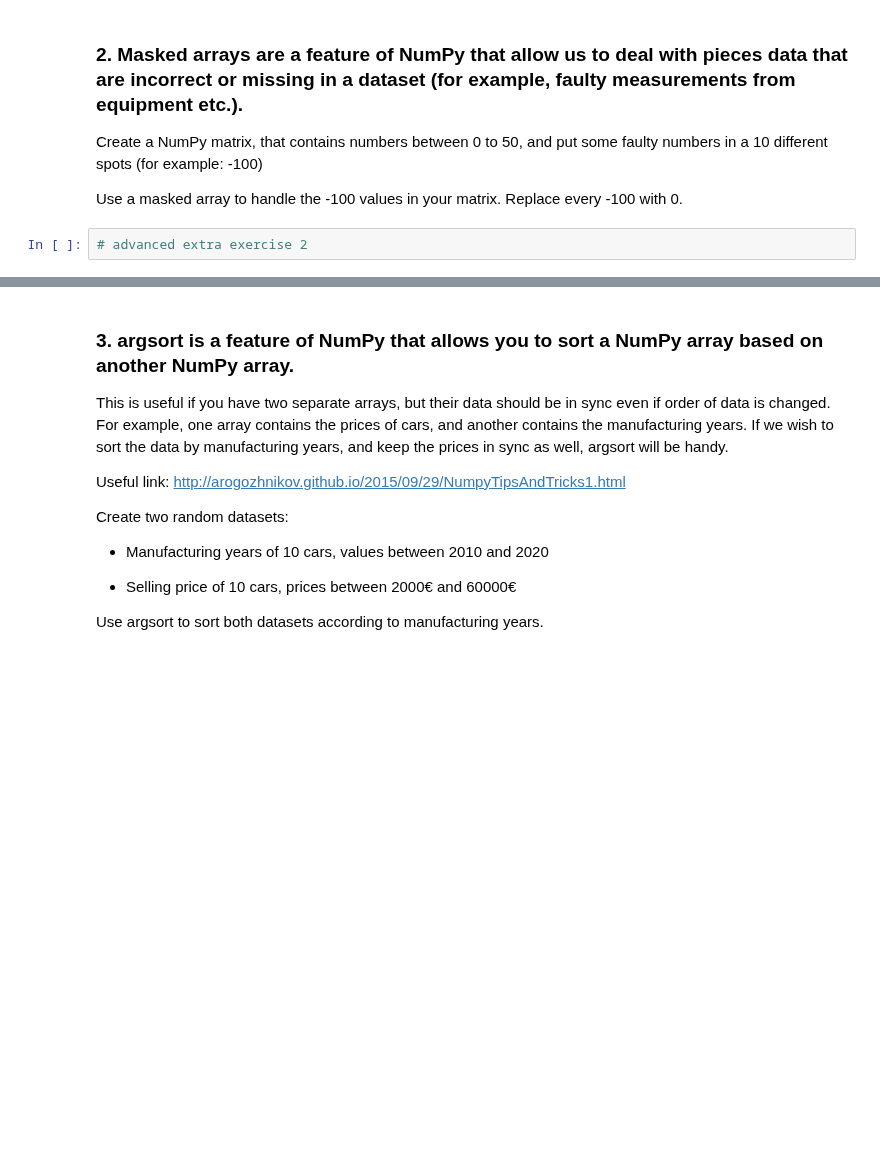
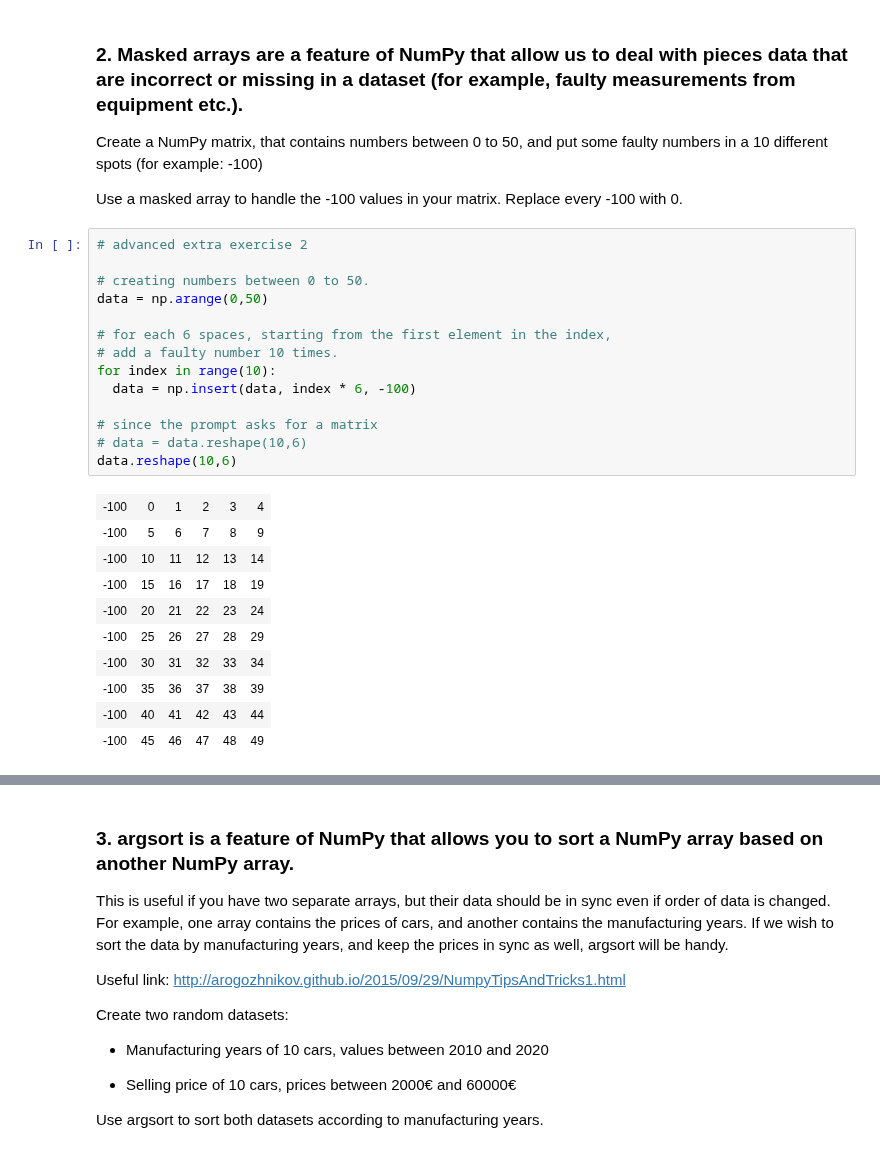
Before and after one commit to jehuhta/Intro_Data_Analytics_Huhta_Jeremy_Spring2025, a Jupyter notebook: DataAnalyticsExerciseSet1.ipynb, the cells around one changed output, grey strips where cells are left out. Drawn from its saved outputs; the diff is of its cells as text; blank space fills up the shorter version.

Commit message:
completed advanced exercise 2

```diff
--- a/DataAnalyticsExerciseSet1.ipynb
+++ b/DataAnalyticsExerciseSet1.ipynb
@@ -808,5 +810,28 @@ Create a NumPy matrix, that contains numbers between 0 to 50, and put some fault
 (for example: -100)
 
 Use a masked array to handle the -100 values in your matrix. Replace every -100 with 0.
-# %%
-# advanced extra exercise 2
+# %%
+# advanced extra exercise 2
+
+# creating numbers between 0 to 50.
+data = np.arange(0,50)
+
+# for each 6 spaces, starting from the first element in the index,
+# add a faulty number 10 times.
+for index in range(10):
+  data = np.insert(data, index * 6, -100)
+
+# since the prompt asks for a matrix
+# data = data.reshape(10,6)
+data.reshape(10,6)
+# %% [output]
+| -100 | 0 | 1 | 2 | 3 | 4 |
+| -100 | 5 | 6 | 7 | 8 | 9 |
+| -100 | 10 | 11 | 12 | 13 | 14 |
+| -100 | 15 | 16 | 17 | 18 | 19 |
+| -100 | 20 | 21 | 22 | 23 | 24 |
+| -100 | 25 | 26 | 27 | 28 | 29 |
+| -100 | 30 | 31 | 32 | 33 | 34 |
+| -100 | 35 | 36 | 37 | 38 | 39 |
+| -100 | 40 | 41 | 42 | 43 | 44 |
+| -100 | 45 | 46 | 47 | 48 | 49 |
```
Also changed, not shown: parts of 4 cells of this notebook.
